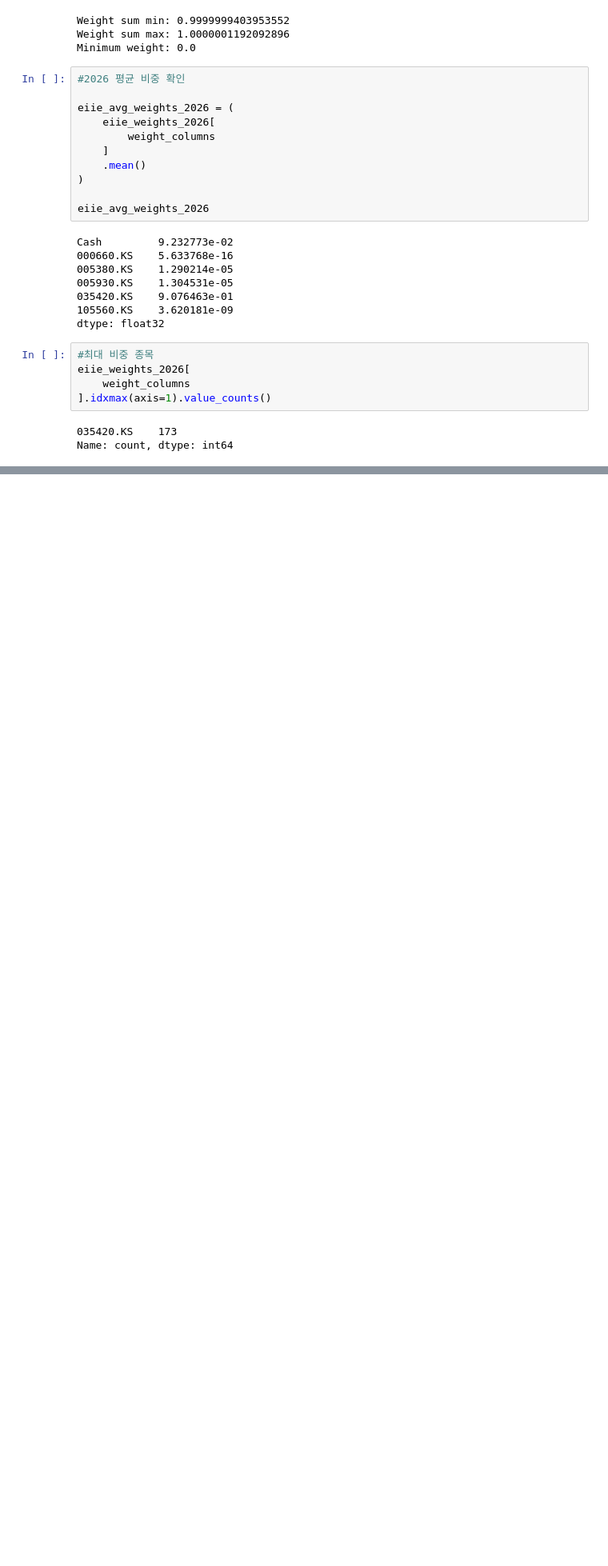
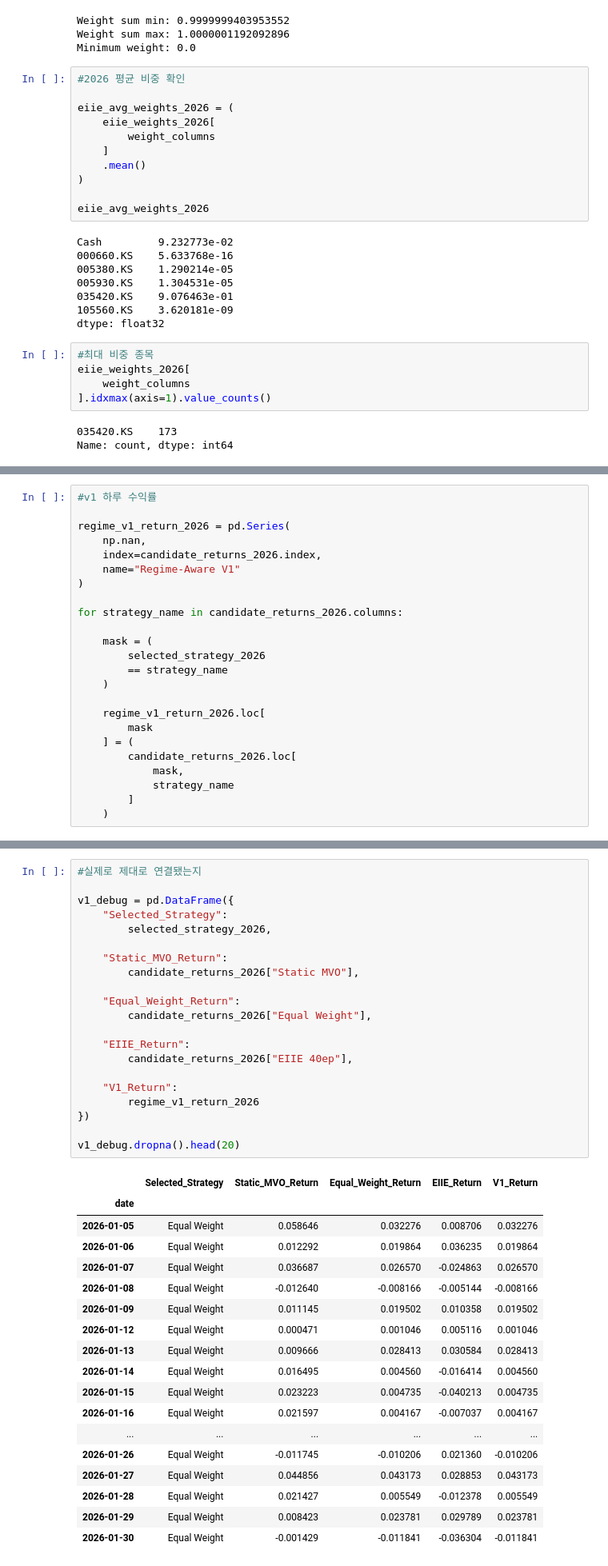
Before and after one commit to jayjoo21/portfolio_optimization, a Jupyter notebook: notebooks/04_regime_aware_strategy.ipynb, the cells around one changed output, grey strips where cells are left out. Shown at 80% size. Saved outputs shown, nothing was run; the diff lists cells and outputs as text; blank space fills up the shorter version.

```diff
--- a/notebooks/04_regime_aware_strategy.ipynb
+++ b/notebooks/04_regime_aware_strategy.ipynb
@@ -1923,0 +2027,24 @@ Name: count, dtype: int64
+# %%
+#v1 하루 수익률
+
+regime_v1_return_2026 = pd.Series(
+    np.nan,
+    index=candidate_returns_2026.index,
+    name="Regime-Aware V1"
+)
+
+for strategy_name in candidate_returns_2026.columns:
+
+    mask = (
+        selected_strategy_2026
+        == strategy_name
+    )
+
+    regime_v1_return_2026.loc[
+        mask
+    ] = (
+        candidate_returns_2026.loc[
+            mask,
+            strategy_name
+        ]
+    )
@@ -1923,0 +2066,40 @@ Name: count, dtype: int64
+# %%
+#실제로 제대로 연결됐는지
+
+v1_debug = pd.DataFrame({
+    "Selected_Strategy":
+        selected_strategy_2026,
+
+    "Static_MVO_Return":
+        candidate_returns_2026["Static MVO"],
+
+    "Equal_Weight_Return":
+        candidate_returns_2026["Equal Weight"],
+
+    "EIIE_Return":
+        candidate_returns_2026["EIIE 40ep"],
+
+    "V1_Return":
+        regime_v1_return_2026
+})
+
+v1_debug.dropna().head(20)
+# %% [output]
+|  | Selected_Strategy | Static_MVO_Return | Equal_Weight_Return | EIIE_Return | V1_Return |
+| date |  |  |  |  |  |
+| 2026-01-05 | Equal Weight | 0.058646 | 0.032276 | 0.008706 | 0.032276 |
+| 2026-01-06 | Equal Weight | 0.012292 | 0.019864 | 0.036235 | 0.019864 |
+| 2026-01-07 | Equal Weight | 0.036687 | 0.026570 | -0.024863 | 0.026570 |
+| 2026-01-08 | Equal Weight | -0.012640 | -0.008166 | -0.005144 | -0.008166 |
+| 2026-01-09 | Equal Weight | 0.011145 | 0.019502 | 0.010358 | 0.019502 |
+| 2026-01-12 | Equal Weight | 0.000471 | 0.001046 | 0.005116 | 0.001046 |
+| 2026-01-13 | Equal Weight | 0.009666 | 0.028413 | 0.030584 | 0.028413 |
+| 2026-01-14 | Equal Weight | 0.016495 | 0.004560 | -0.016414 | 0.004560 |
+| 2026-01-15 | Equal Weight | 0.023223 | 0.004735 | -0.040213 | 0.004735 |
+| 2026-01-16 | Equal Weight | 0.021597 | 0.004167 | -0.007037 | 0.004167 |
+| ... | ... | ... | ... | ... | ... |
+| 2026-01-26 | Equal Weight | -0.011745 | -0.010206 | 0.021360 | -0.010206 |
+| 2026-01-27 | Equal Weight | 0.044856 | 0.043173 | 0.028853 | 0.043173 |
+| 2026-01-28 | Equal Weight | 0.021427 | 0.005549 | -0.012378 | 0.005549 |
+| 2026-01-29 | Equal Weight | 0.008423 | 0.023781 | 0.029789 | 0.023781 |
+| 2026-01-30 | Equal Weight | -0.001429 | -0.011841 | -0.036304 | -0.011841 |
```
Also changed, not shown: parts of 27 cells of this notebook.
